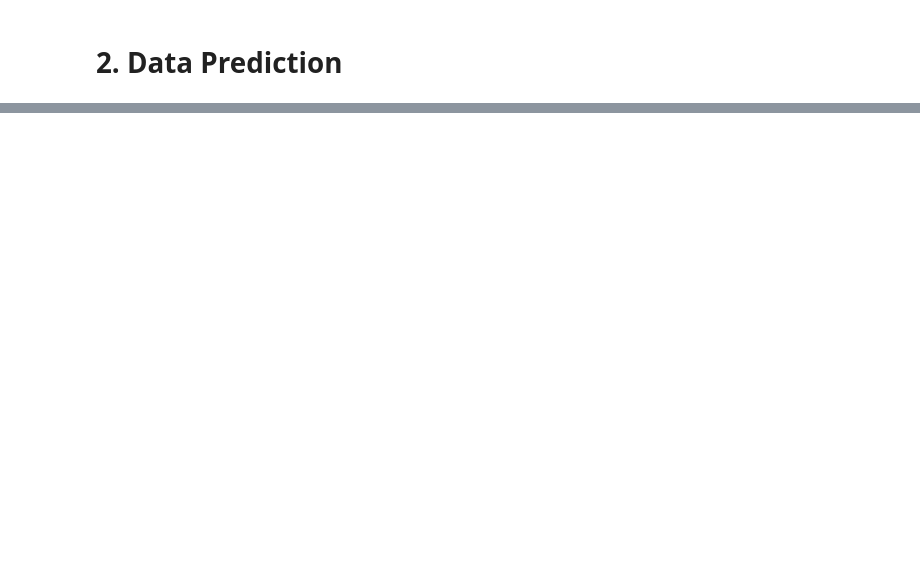
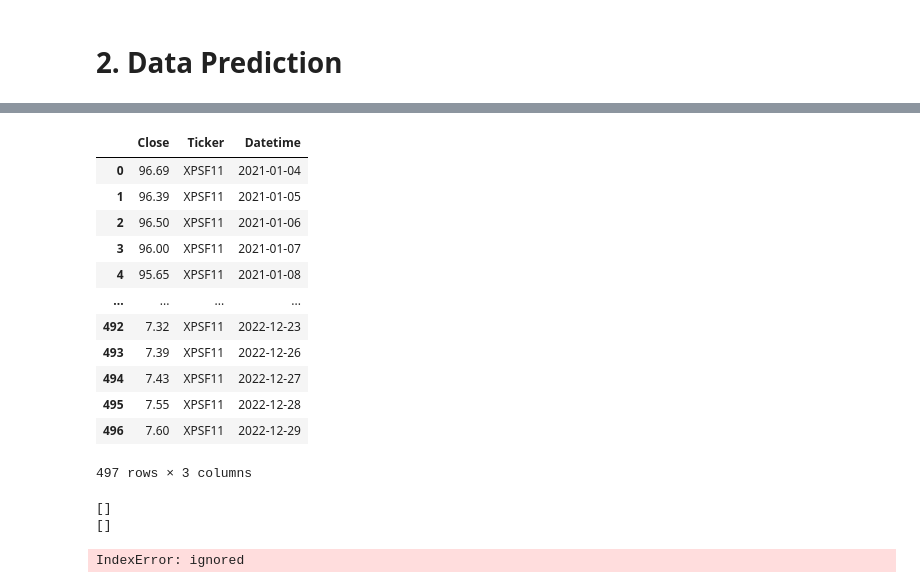
Before and after one commit to HpDiniz/An-lise-Financeira, a Jupyter notebook: Projeto_de_Pesquisa_Mestrado.ipynb, the cells around one changed output, grey strips where cells are left out. Drawn from its saved outputs; the diff is of its cells as text; code cells hidden in the pictures; blank space fills up the shorter version.

```diff
--- a/Projeto_de_Pesquisa_Mestrado.ipynb
+++ b/Projeto_de_Pesquisa_Mestrado.ipynb
@@ -1259,0 +1426,25 @@ print("código comentado")
+# %%
+get_close("XPSF11",2)
+# %% [output]
+|  | Close | Ticker | Datetime |
+| 0 | 96.69 | XPSF11 | 2021-01-04 |
+| 1 | 96.39 | XPSF11 | 2021-01-05 |
+| 2 | 96.50 | XPSF11 | 2021-01-06 |
+| 3 | 96.00 | XPSF11 | 2021-01-07 |
+| 4 | 95.65 | XPSF11 | 2021-01-08 |
+| ... | ... | ... | ... |
+| 492 | 7.32 | XPSF11 | 2022-12-23 |
+| 493 | 7.39 | XPSF11 | 2022-12-26 |
+| 494 | 7.43 | XPSF11 | 2022-12-27 |
+| 495 | 7.55 | XPSF11 | 2022-12-28 |
+| 496 | 7.60 | XPSF11 | 2022-12-29 |
+497 rows × 3 columns
+# %%
+fund = 'AFOF11'
+years = 2
+df_close = get_close(fund, years)
+df_dividends = get_dividends(fund, years)
+# %% [output]
+[]
+[]
+IndexError: ignored
```
Also changed, not shown: parts of 47 cells of this notebook.
